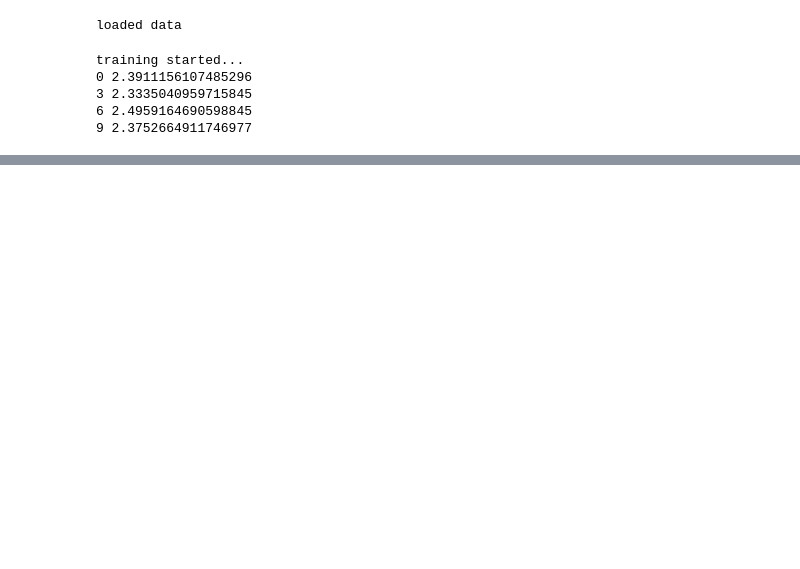
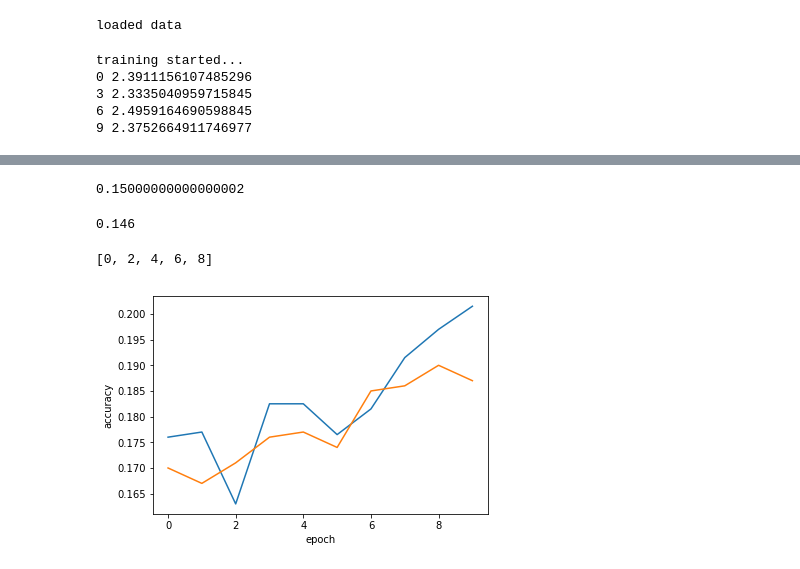
Before and after one commit to Naman-ntc/CS763-Assignments, a Jupyter notebook: Assignment-3/CS763DeepLearningHW/uddeshya/src/crisis.ipynb, the cells around one changed output, grey strips where cells are left out. Saved outputs shown, nothing was run; the diff lists cells and outputs as text; code cells hidden in the pictures; blank space fills up the shorter version.

Commit message:
Pro like trainer

```diff
--- a/Assignment-3/CS763DeepLearningHW/uddeshya/src/crisis.ipynb
+++ b/Assignment-3/CS763DeepLearningHW/uddeshya/src/crisis.ipynb
@@ -54,3 +54,7 @@ training started...
 3 2.3335040959715845
 6 2.4959164690598845
 9 2.3752664911746977
+# %%
+from Trainer import *
+trainer = Trainer(model, dl, gen_d)
+trainer.train(n_epoch=10, n_iter=30, rec_interval=3, step_interval=2, l_rate=learningRate, lossClass=lossClass)
@@ -56,0 +79,16 @@ training started...
+# %%
+trainer.training_accuracy()
+# %% [output]
+0.15000000000000002
+# %%
+trainer.validation_accuracy()
+# %% [output]
+0.146
+# %%
+trainer.step_record
+# %% [output]
+[0, 2, 4, 6, 8]
+# %%
+trainer.plot_accuracy()
+# %% [output]
+[figure, added]
```
Also changed, not shown: parts of 2 cells of this notebook, 3 other files.
